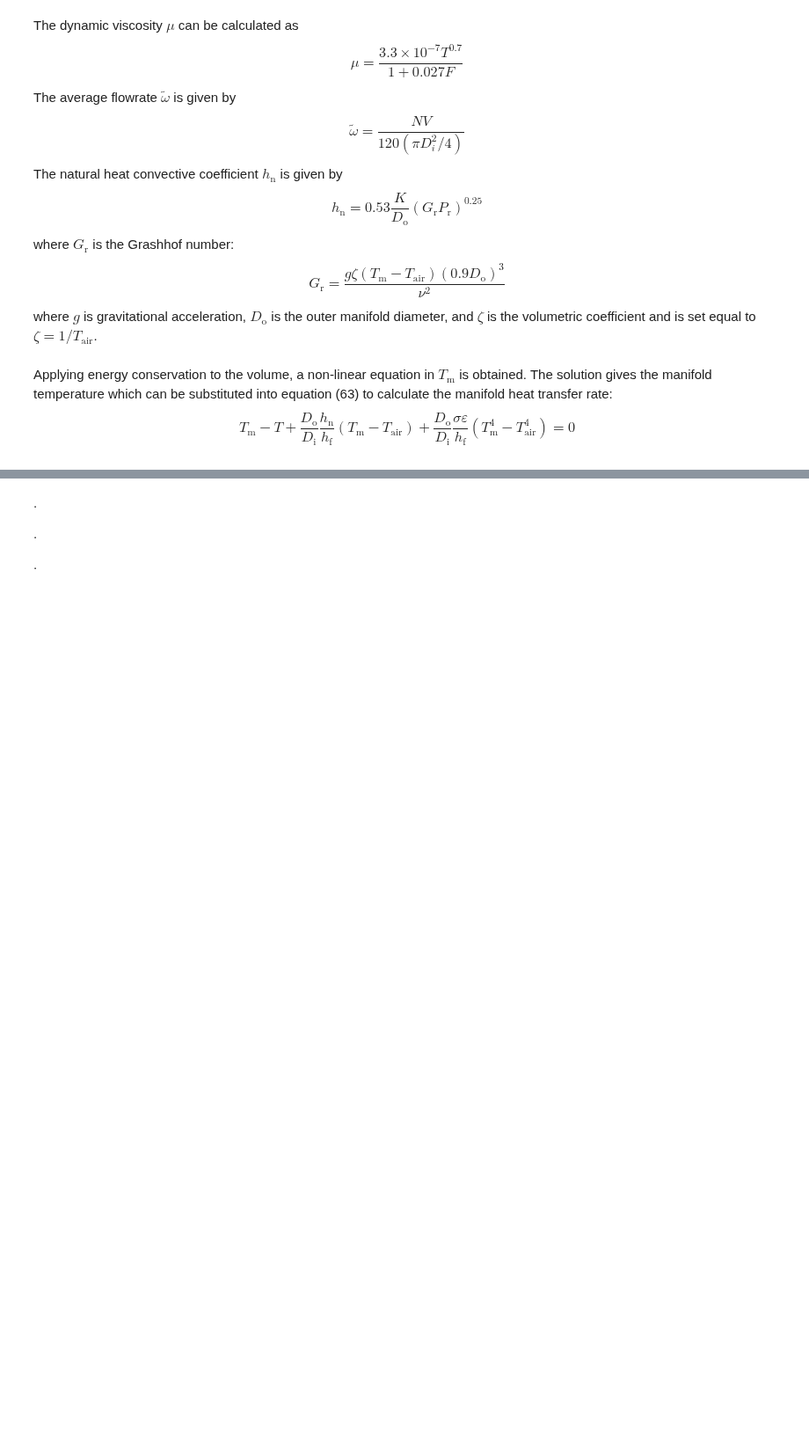
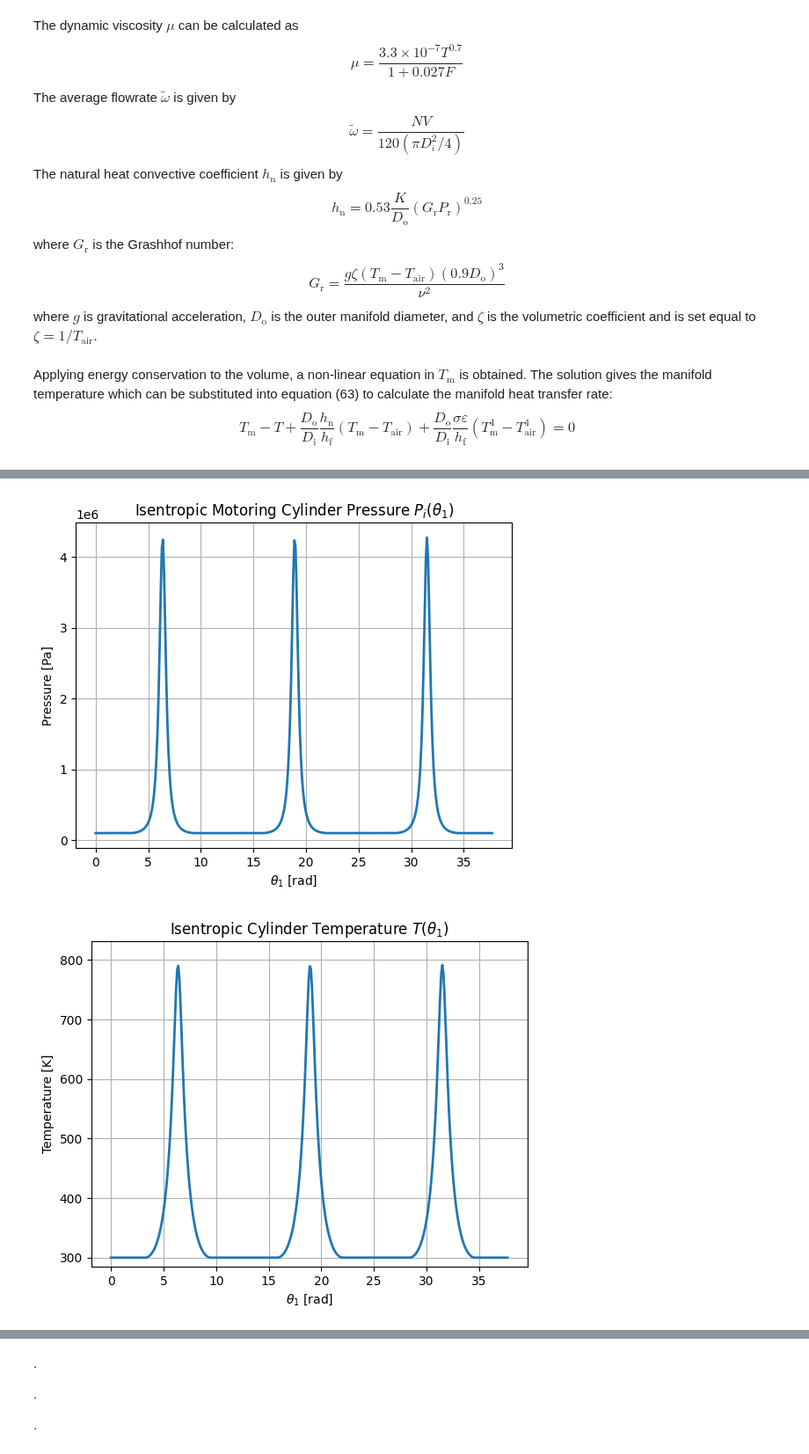
Before and after one commit to Affi26/JupyterNotebook, a Jupyter notebook: combustion-modelling/zweiri-single-cylinder-diesel-engine-model.ipynb, the cells around one changed output, grey strips where cells are left out. Shown at 88% size. Drawn from its saved outputs; the diff is of its cells as text; code cells hidden in the pictures; blank space fills up the shorter version.

```diff
--- a/combustion-modelling/zweiri-single-cylinder-diesel-engine-model.ipynb
+++ b/combustion-modelling/zweiri-single-cylinder-diesel-engine-model.ipynb
@@ -1603,0 +2066,31 @@ plt.show()
+# %%
+
+# --------------------------------------
+# Isentropic (motoring) pressure
+# --------------------------------------
+
+plt.figure()
+plt.plot(theta1_array, P_i_array, linewidth=2)
+plt.title('Isentropic Motoring Cylinder Pressure $P_i(\\theta_1)$')
+plt.xlabel(r'$\theta_1$ [rad]')
+plt.ylabel('Pressure [Pa]')
+#plt.ylim(3e6, 4.5e6)
+plt.grid(True)
+plt.show()
+
+
+# --------------------------------------
+# Isentropic (motoring) temperature
+# --------------------------------------
+
+plt.figure()
+plt.plot(theta1_array, T_temp_array, linewidth=2)
+plt.title('Isentropic Cylinder Temperature $T(\\theta_1)$')
+plt.xlabel(r'$\theta_1$ [rad]')
+plt.ylabel('Temperature [K]')
+plt.grid(True)
+plt.ylim([T_temp_array.min()*0.95, T_temp_array.max()*1.05])
+plt.show()
+# %% [output]
+[figure, added]
+[figure, added]
```
Also changed, not shown: parts of 29 cells of this notebook.
